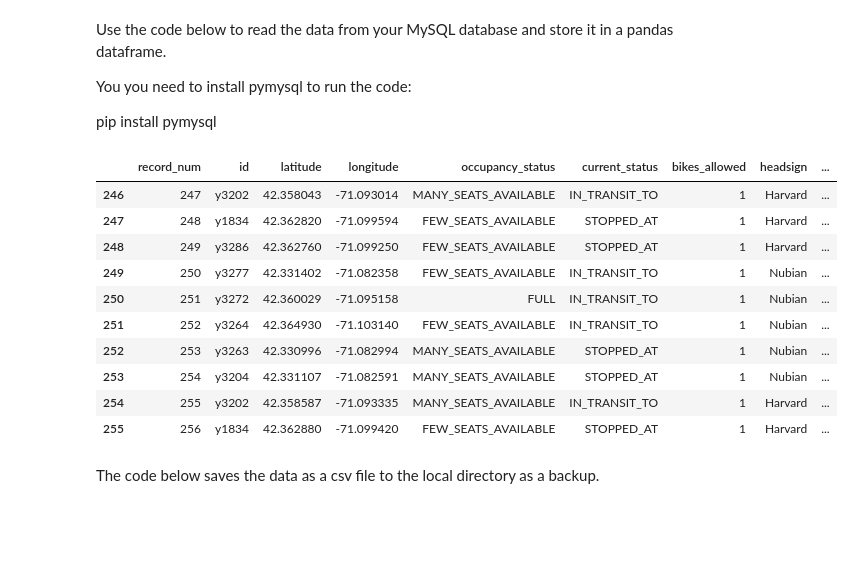
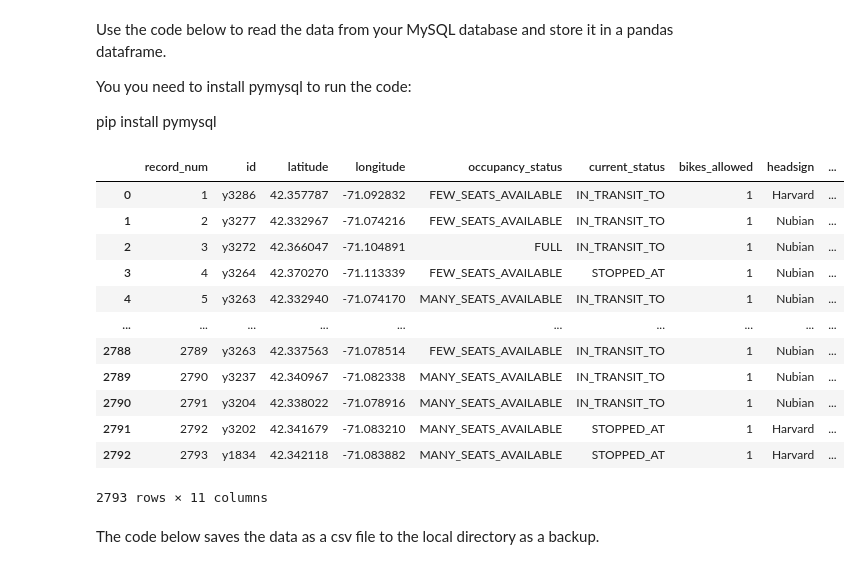
Before and after one commit to andrewcbuensalida/debezium-mongo-java-mysql-docker-mapbox-mbta-module-16-mit, a Jupyter notebook: Module16 - Template.ipynb, the cells around one changed output. Cells and saved outputs as stored; diff of their text form; code cells hidden in the pictures; blank space fills up the shorter version.

```diff
--- a/Module16 - Template.ipynb
+++ b/Module16 - Template.ipynb
@@ -43,38 +43,40 @@ pip install pymysql
 # %%
 import os
 import pymysql
 import pandas as pd
 
 host = '127.0.0.1'
-port = '3306'
+port = 3307
 user = 'root'
 password = 'MyNewPass'
 database = 'MBTAdb'
 
 conn = pymysql.connect(
     host=host,
-    port=int(3307),
-    user="root",
+    port=port,
+    user=user,
     passwd=password,
     db=database,
     charset='utf8mb4')
 
-df = pd.read_sql_query("SELECT * FROM mbta_buses",
-    conn)
-
-df.tail(10)
+df = pd.read_sql_query("SELECT * FROM mbta_buses", conn)
+df['updated_at'] = df['updated_at'].dt.tz_localize('UTC').dt.tz_convert('US/Eastern')
+df
+# df.tail(10)
 # %% [output]
 |  | record_num | id | latitude | longitude | occupancy_status | current_status | bikes_allowed | headsign | ... |
-| 246 | 247 | y3202 | 42.358043 | -71.093014 | MANY_SEATS_AVAILABLE | IN_TRANSIT_TO | 1 | Harvard | ... |
-| 247 | 248 | y1834 | 42.362820 | -71.099594 | FEW_SEATS_AVAILABLE | STOPPED_AT | 1 | Harvard | ... |
-| 248 | 249 | y3286 | 42.362760 | -71.099250 | FEW_SEATS_AVAILABLE | STOPPED_AT | 1 | Harvard | ... |
-| 249 | 250 | y3277 | 42.331402 | -71.082358 | FEW_SEATS_AVAILABLE | IN_TRANSIT_TO | 1 | Nubian | ... |
-| 250 | 251 | y3272 | 42.360029 | -71.095158 | FULL | IN_TRANSIT_TO | 1 | Nubian | ... |
-| 251 | 252 | y3264 | 42.364930 | -71.103140 | FEW_SEATS_AVAILABLE | IN_TRANSIT_TO | 1 | Nubian | ... |
-| 252 | 253 | y3263 | 42.330996 | -71.082994 | MANY_SEATS_AVAILABLE | STOPPED_AT | 1 | Nubian | ... |
-| 253 | 254 | y3204 | 42.331107 | -71.082591 | MANY_SEATS_AVAILABLE | STOPPED_AT | 1 | Nubian | ... |
-| 254 | 255 | y3202 | 42.358587 | -71.093335 | MANY_SEATS_AVAILABLE | IN_TRANSIT_TO | 1 | Harvard | ... |
-| 255 | 256 | y1834 | 42.362880 | -71.099420 | FEW_SEATS_AVAILABLE | STOPPED_AT | 1 | Harvard | ... |
+| 0 | 1 | y3286 | 42.357787 | -71.092832 | FEW_SEATS_AVAILABLE | IN_TRANSIT_TO | 1 | Harvard | ... |
+| 1 | 2 | y3277 | 42.332967 | -71.074216 | FEW_SEATS_AVAILABLE | IN_TRANSIT_TO | 1 | Nubian | ... |
+| 2 | 3 | y3272 | 42.366047 | -71.104891 | FULL | IN_TRANSIT_TO | 1 | Nubian | ... |
+| 3 | 4 | y3264 | 42.370270 | -71.113339 | FEW_SEATS_AVAILABLE | STOPPED_AT | 1 | Nubian | ... |
+| 4 | 5 | y3263 | 42.332940 | -71.074170 | MANY_SEATS_AVAILABLE | IN_TRANSIT_TO | 1 | Nubian | ... |
+| ... | ... | ... | ... | ... | ... | ... | ... | ... | ... |
+| 2788 | 2789 | y3263 | 42.337563 | -71.078514 | FEW_SEATS_AVAILABLE | IN_TRANSIT_TO | 1 | Nubian | ... |
+| 2789 | 2790 | y3237 | 42.340967 | -71.082338 | MANY_SEATS_AVAILABLE | IN_TRANSIT_TO | 1 | Nubian | ... |
+| 2790 | 2791 | y3204 | 42.338022 | -71.078916 | MANY_SEATS_AVAILABLE | IN_TRANSIT_TO | 1 | Nubian | ... |
+| 2791 | 2792 | y3202 | 42.341679 | -71.083210 | MANY_SEATS_AVAILABLE | STOPPED_AT | 1 | Harvard | ... |
+| 2792 | 2793 | y1834 | 42.342118 | -71.083882 | MANY_SEATS_AVAILABLE | STOPPED_AT | 1 | Harvard | ... |
+2793 rows × 11 columns
 # %% [markdown]
 
 The code below saves the data as a csv file to the local directory as a backup.
```
Also changed, not shown: parts of 2 cells of this notebook, 8 other files.
